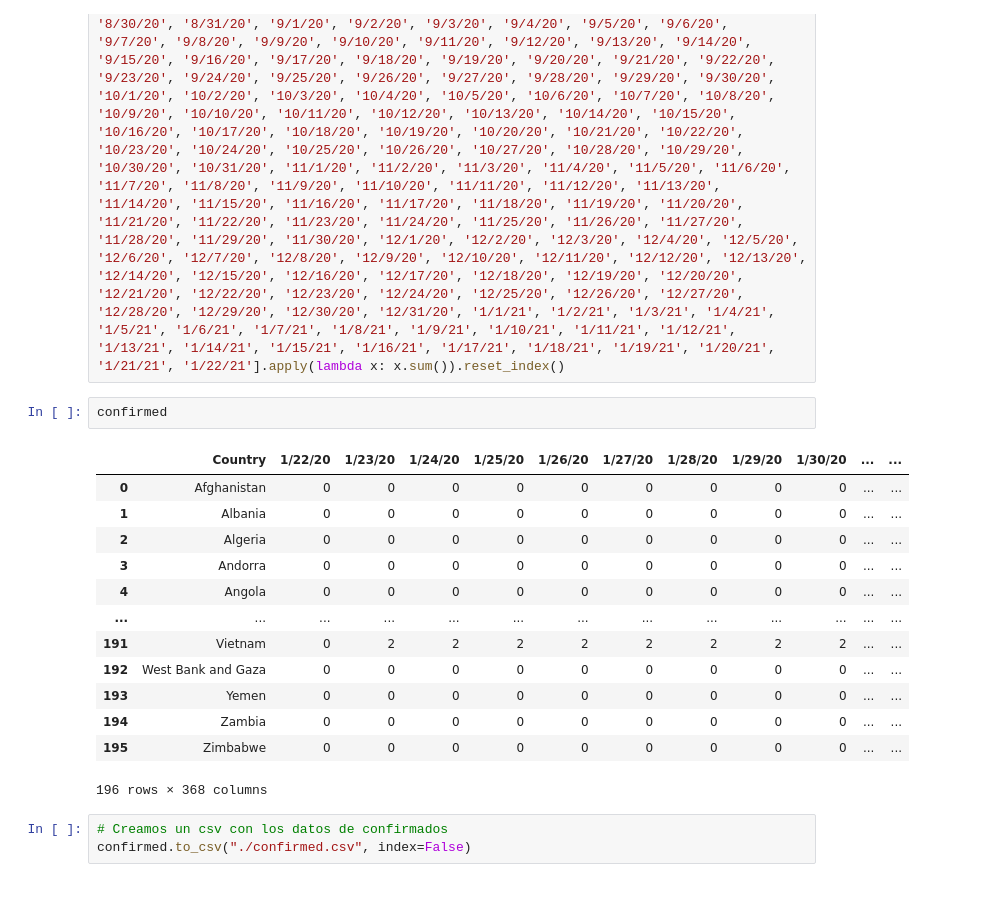
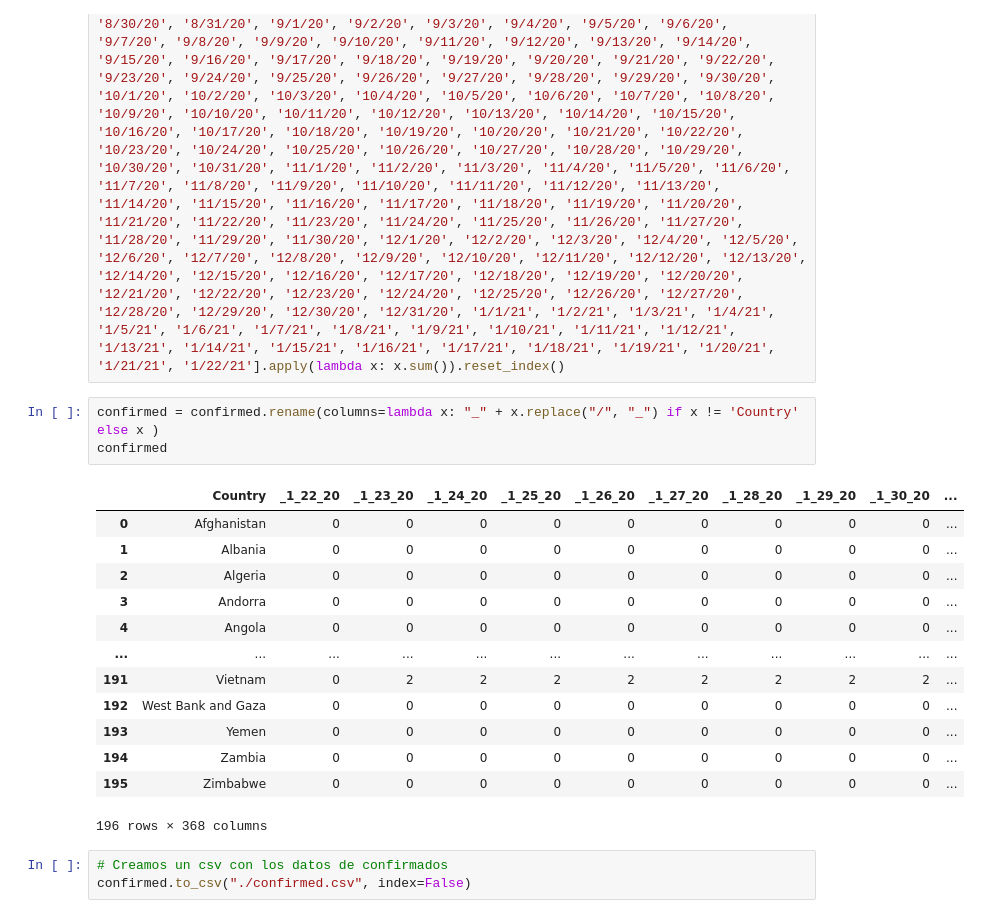
Before and after one commit to Jengoag/covid19_project, a Jupyter notebook: data/clean/confirmed.ipynb, the cells around one changed output. Drawn from its saved outputs; the diff is of its cells as text.

Commit message:
Mapa en streamlit, parse tabla confirmed

```diff
--- a/data/clean/confirmed.ipynb
+++ b/data/clean/confirmed.ipynb
@@ -156,19 +156,20 @@ confirmed = confirmed.groupby(['Country'])['1/22/20', '1/23/20', '1/24/20', '1/2
-# %%
-confirmed
-# %% [output]
-|  | Country | 1/22/20 | 1/23/20 | 1/24/20 | 1/25/20 | 1/26/20 | 1/27/20 | 1/28/20 | 1/29/20 | 1/30/20 | ... | ... |
-| 0 | Afghanistan | 0 | 0 | 0 | 0 | 0 | 0 | 0 | 0 | 0 | ... | ... |
-| 1 | Albania | 0 | 0 | 0 | 0 | 0 | 0 | 0 | 0 | 0 | ... | ... |
-| 2 | Algeria | 0 | 0 | 0 | 0 | 0 | 0 | 0 | 0 | 0 | ... | ... |
-| 3 | Andorra | 0 | 0 | 0 | 0 | 0 | 0 | 0 | 0 | 0 | ... | ... |
-| 4 | Angola | 0 | 0 | 0 | 0 | 0 | 0 | 0 | 0 | 0 | ... | ... |
-| ... | ... | ... | ... | ... | ... | ... | ... | ... | ... | ... | ... | ... |
-| 191 | Vietnam | 0 | 2 | 2 | 2 | 2 | 2 | 2 | 2 | 2 | ... | ... |
-| 192 | West Bank and Gaza | 0 | 0 | 0 | 0 | 0 | 0 | 0 | 0 | 0 | ... | ... |
-| 193 | Yemen | 0 | 0 | 0 | 0 | 0 | 0 | 0 | 0 | 0 | ... | ... |
-| 194 | Zambia | 0 | 0 | 0 | 0 | 0 | 0 | 0 | 0 | 0 | ... | ... |
-| 195 | Zimbabwe | 0 | 0 | 0 | 0 | 0 | 0 | 0 | 0 | 0 | ... | ... |
-196 rows × 368 columns
+# %%
+confirmed = confirmed.rename(columns=lambda x: "_" + x.replace("/", "_") if x != 'Country' else x )
+confirmed
+# %% [output]
+|  | Country | _1_22_20 | _1_23_20 | _1_24_20 | _1_25_20 | _1_26_20 | _1_27_20 | _1_28_20 | _1_29_20 | _1_30_20 | ... |
+| 0 | Afghanistan | 0 | 0 | 0 | 0 | 0 | 0 | 0 | 0 | 0 | ... |
+| 1 | Albania | 0 | 0 | 0 | 0 | 0 | 0 | 0 | 0 | 0 | ... |
+| 2 | Algeria | 0 | 0 | 0 | 0 | 0 | 0 | 0 | 0 | 0 | ... |
+| 3 | Andorra | 0 | 0 | 0 | 0 | 0 | 0 | 0 | 0 | 0 | ... |
+| 4 | Angola | 0 | 0 | 0 | 0 | 0 | 0 | 0 | 0 | 0 | ... |
+| ... | ... | ... | ... | ... | ... | ... | ... | ... | ... | ... | ... |
+| 191 | Vietnam | 0 | 2 | 2 | 2 | 2 | 2 | 2 | 2 | 2 | ... |
+| 192 | West Bank and Gaza | 0 | 0 | 0 | 0 | 0 | 0 | 0 | 0 | 0 | ... |
+| 193 | Yemen | 0 | 0 | 0 | 0 | 0 | 0 | 0 | 0 | 0 | ... |
+| 194 | Zambia | 0 | 0 | 0 | 0 | 0 | 0 | 0 | 0 | 0 | ... |
+| 195 | Zimbabwe | 0 | 0 | 0 | 0 | 0 | 0 | 0 | 0 | 0 | ... |
+196 rows × 368 columns
 # %%
 # Creamos un csv con los datos de confirmados
 confirmed.to_csv("./confirmed.csv", index=False)
```
Also changed, not shown: 7 other files.
